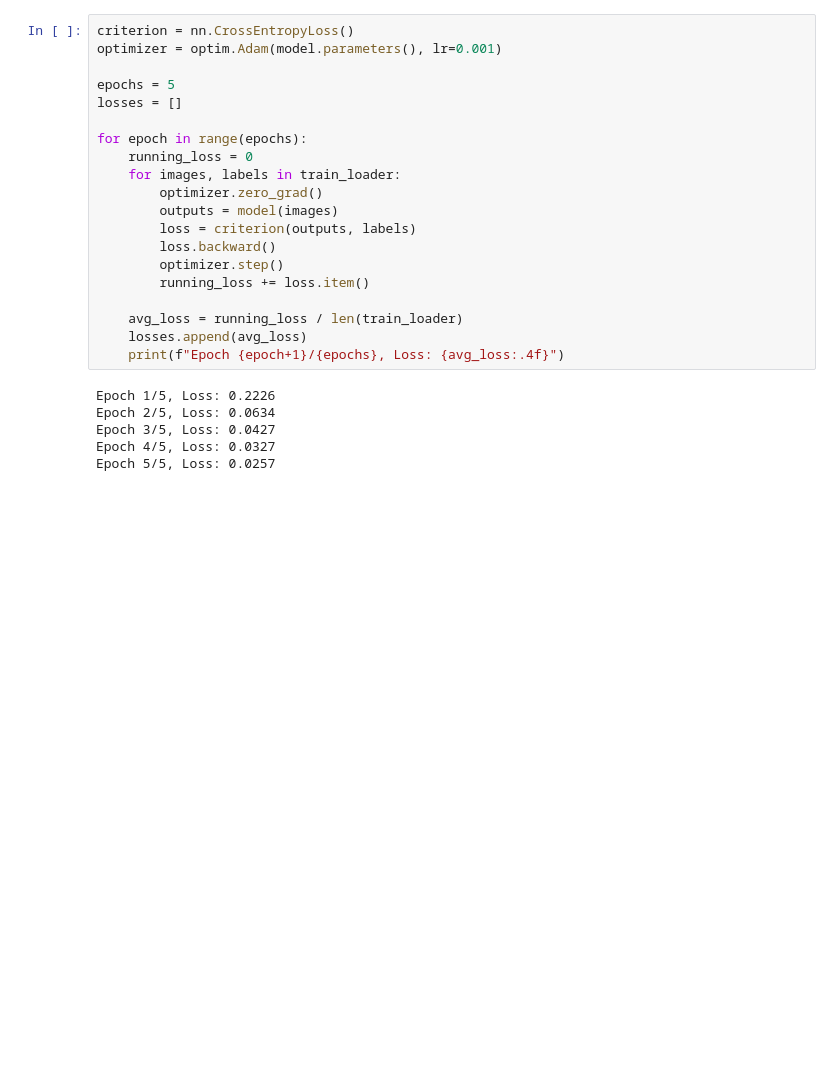
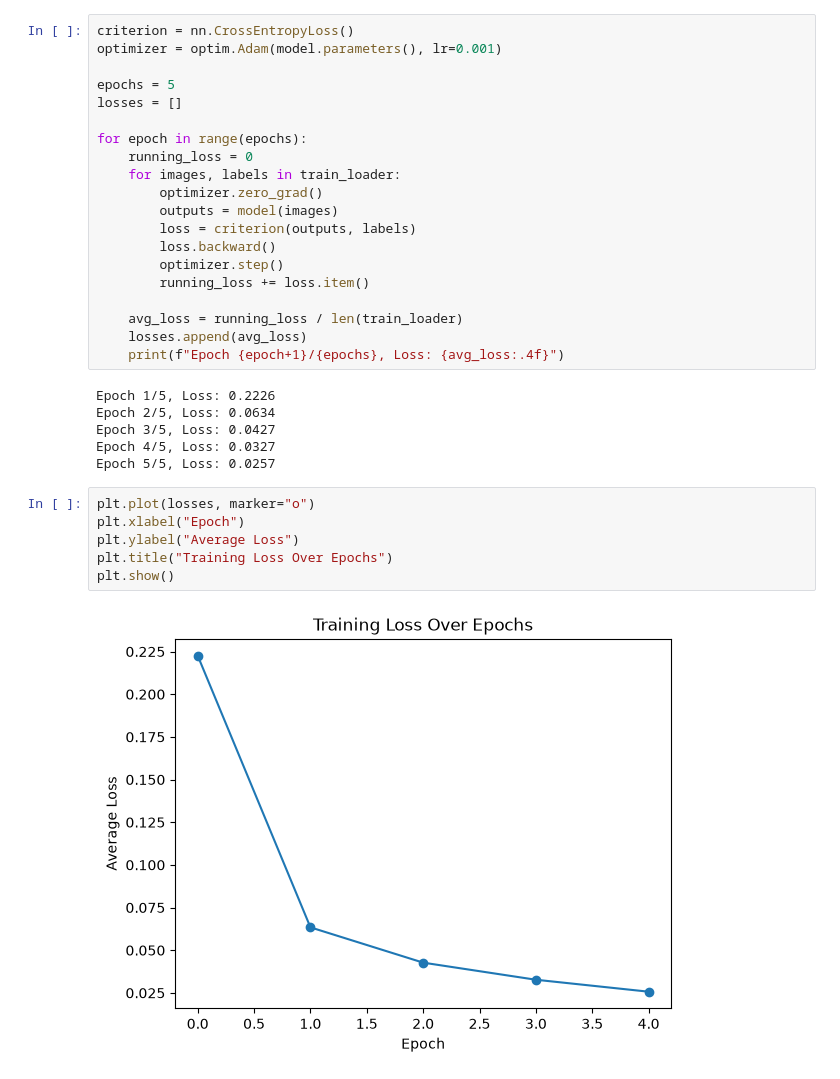
Before and after one commit to Bhaskar-Mehta/AI-ML-Internship, a Jupyter notebook: Week10_DeepLearning_MiniProject/mnist_classifier.ipynb, the cells around one changed output. Saved outputs shown, nothing was run; the diff lists cells and outputs as text; blank space fills up the shorter version.

```diff
--- a/Week10_DeepLearning_MiniProject/mnist_classifier.ipynb
+++ b/Week10_DeepLearning_MiniProject/mnist_classifier.ipynb
@@ -126,3 +126,11 @@ Epoch 2/5, Loss: 0.0634
 Epoch 3/5, Loss: 0.0427
 Epoch 4/5, Loss: 0.0327
 Epoch 5/5, Loss: 0.0257
+# %%
+plt.plot(losses, marker="o")
+plt.xlabel("Epoch")
+plt.ylabel("Average Loss")
+plt.title("Training Loss Over Epochs")
+plt.show()
+# %% [output]
+[figure, added]
```
